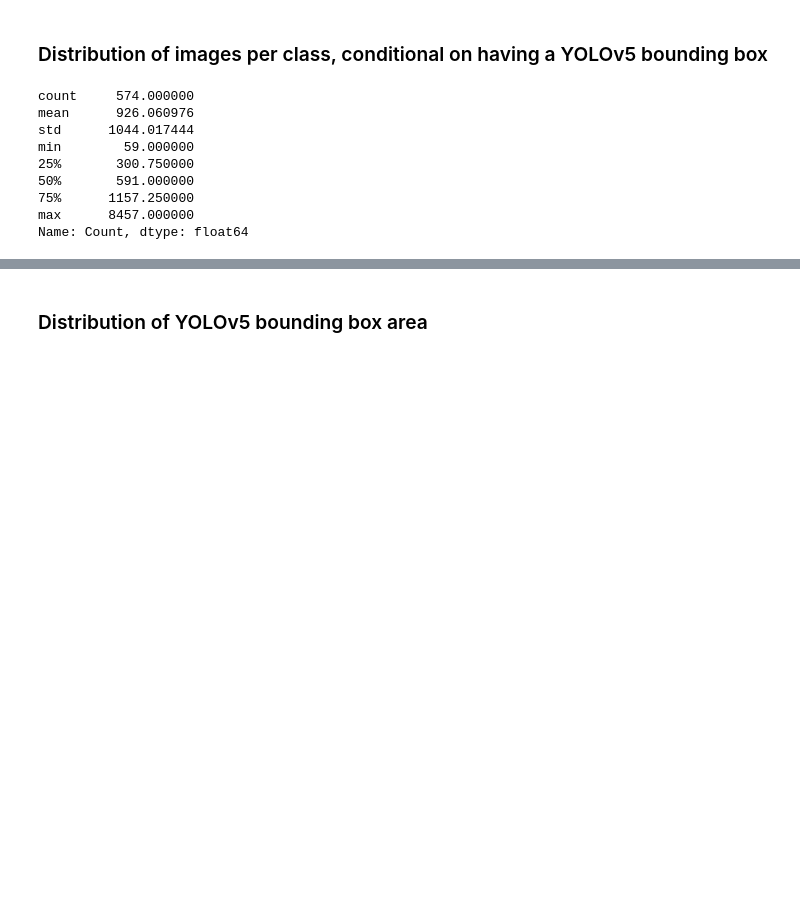
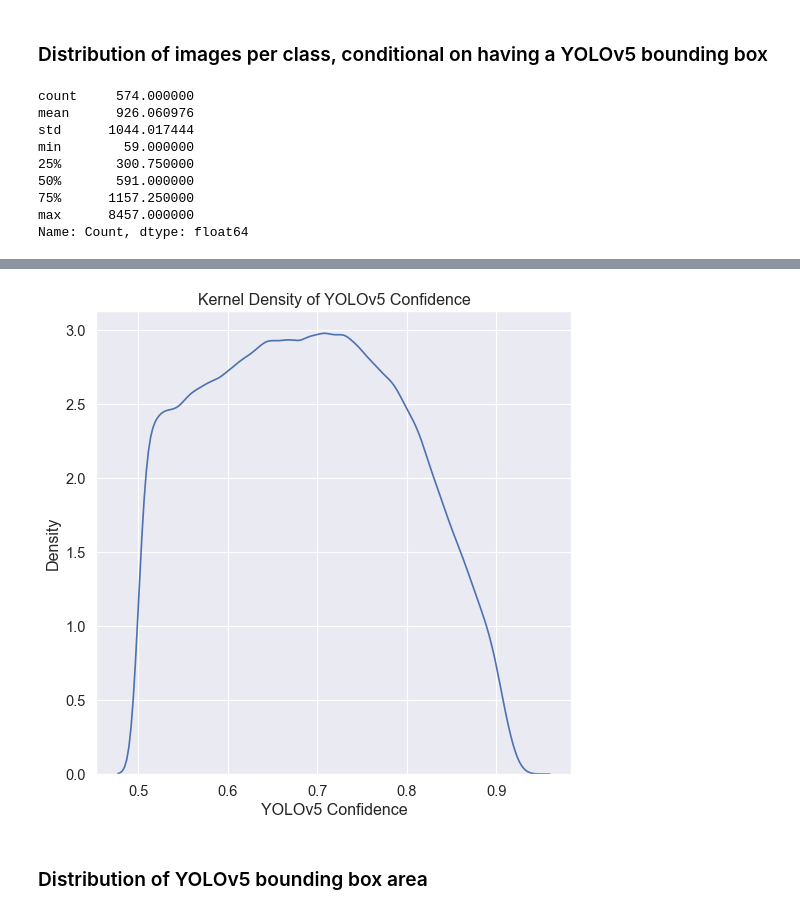
Before and after one commit to kingjosephm/vehicle_make_model_classifier, a Jupyter notebook: create_training_images/scraped_image_analysis.ipynb, the cells around one changed output, grey strips where cells are left out. Drawn from its saved outputs; the diff is of its cells as text; code cells hidden in the pictures; blank space fills up the shorter version.

Commit message:
updated to analyze YOLOv5 confidence distribution

```diff
--- a/create_training_images/scraped_image_analysis.ipynb
+++ b/create_training_images/scraped_image_analysis.ipynb
@@ -146,0 +149,2 @@ Name: Count, dtype: float64
+# %%
+subset['conf'] = subset['Bboxes'].apply(lambda x: x[-1])
@@ -147,3 +163,13 @@ Name: Count, dtype: float64
+# %%
+figure(figsize=(7, 7), dpi=80)
+sns.kdeplot(subset['conf'])
+plt.title('Kernel Density of YOLOv5 Confidence')
+plt.xlabel('YOLOv5 Confidence')
+plt.tight_layout()
+plt.savefig('kdeplot_yolo_confidence.png', dpi=80)
+plt.show()
+# %% [output]
+[figure, added]
 # %% [markdown]
 ### Distribution of YOLOv5 bounding box area
 # %%
```
Also changed, not shown: parts of 3 cells of this notebook, 2 other files.
